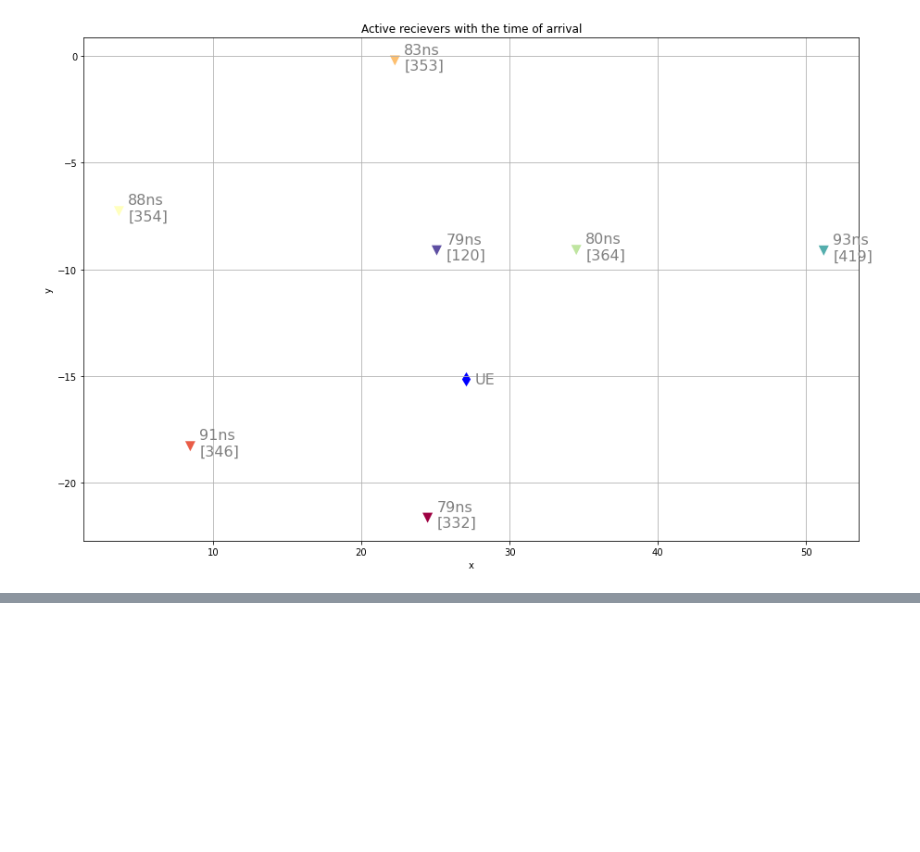
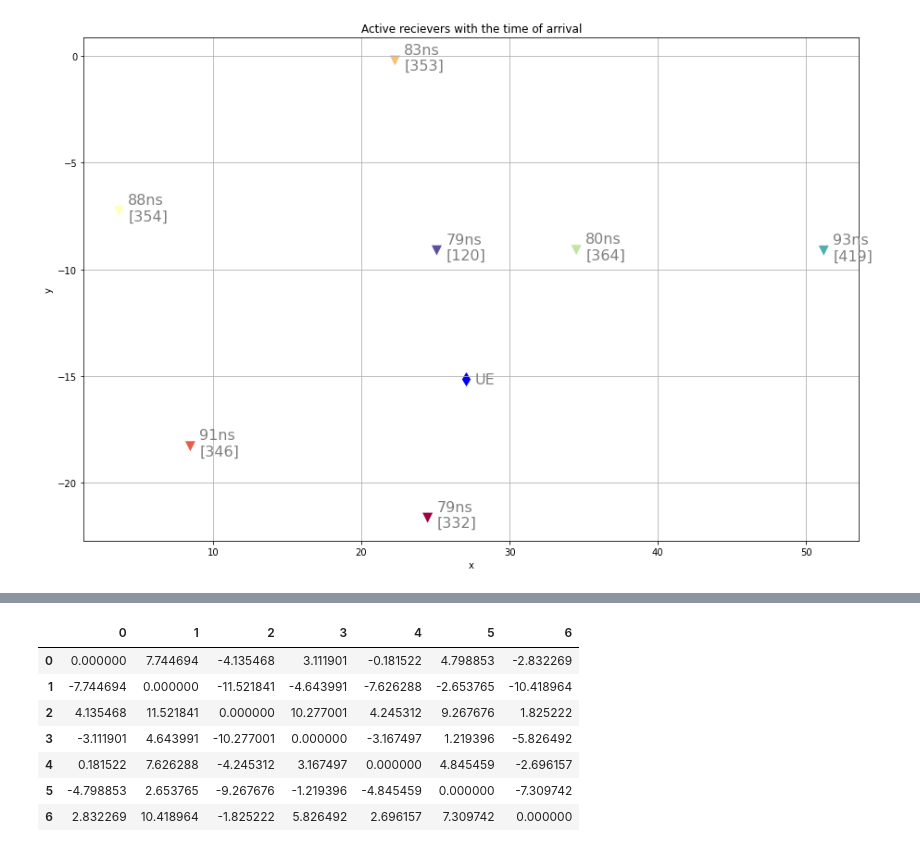
Before and after one commit to pintermatyas/Onlab-2022-23-2, a Jupyter notebook: Project/tdoa_sample.ipynb, the cells around one changed output, grey strips where cells are left out. Saved outputs shown, nothing was run; the diff lists cells and outputs as text; code cells hidden in the pictures; blank space fills up the shorter version.

```diff
--- a/Project/tdoa_sample.ipynb
+++ b/Project/tdoa_sample.ipynb
@@ -239,0 +242,4 @@ ax.grid(True)
+# %%
+branch_mat_path = 'dataset/T20230222_1302__RIBM_optimum_branches_rTE.mat'
+branches_data_mat = scipy.io.loadmat(branch_mat_path)
+branches_data_mat
@@ -239,0 +264,12 @@ ax.grid(True)
+# %%
+branch_data = pd.DataFrame(branches_data_mat['rTE_matrix'])
+branch_data
+# %% [output]
+|  | 0 | 1 | 2 | 3 | 4 | 5 | 6 |
+| 0 | 0.000000 | 7.744694 | -4.135468 | 3.111901 | -0.181522 | 4.798853 | -2.832269 |
+| 1 | -7.744694 | 0.000000 | -11.521841 | -4.643991 | -7.626288 | -2.653765 | -10.418964 |
+| 2 | 4.135468 | 11.521841 | 0.000000 | 10.277001 | 4.245312 | 9.267676 | 1.825222 |
+| 3 | -3.111901 | 4.643991 | -10.277001 | 0.000000 | -3.167497 | 1.219396 | -5.826492 |
+| 4 | 0.181522 | 7.626288 | -4.245312 | 3.167497 | 0.000000 | 4.845459 | -2.696157 |
+| 5 | -4.798853 | 2.653765 | -9.267676 | -1.219396 | -4.845459 | 0.000000 | -7.309742 |
+| 6 | 2.832269 | 10.418964 | -1.825222 | 5.826492 | 2.696157 | 7.309742 | 0.000000 |
```
Also changed, not shown: parts of 2 cells of this notebook.
